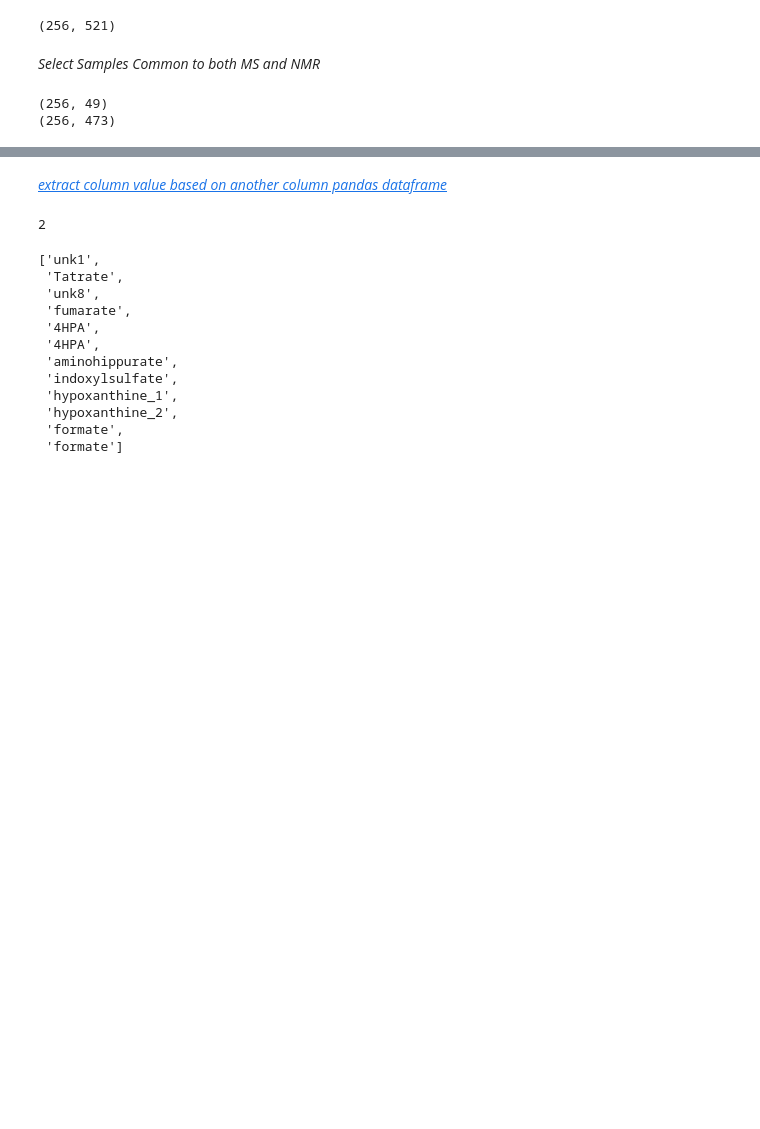
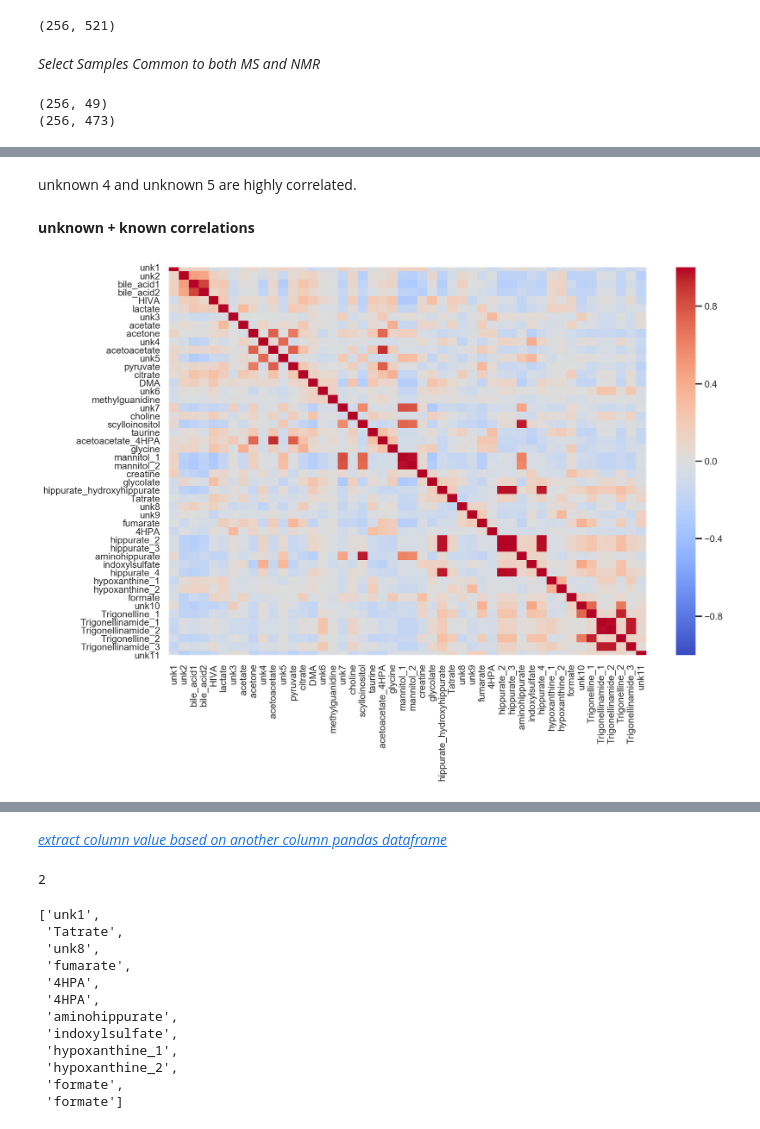
Before and after one commit to artedison/RCC_MLprediction, a Jupyter notebook: 4. NMR_Assisted_MS_Identification.ipynb, the cells around one changed output, grey strips where cells are left out. Cells and saved outputs as stored; diff of their text form; code cells hidden in the pictures; blank space fills up the shorter version.

```diff
--- a/4. NMR_Assisted_MS_Identification.ipynb
+++ b/4. NMR_Assisted_MS_Identification.ipynb
@@ -139,0 +168,11 @@ print(final_MS.shape)
+# %% [markdown]
+unknown 4 and unknown 5 are highly correlated.
+# %% [markdown]
+**unknown + known correlations**
+# %%
+plt.figure(figsize= (15, 10))
+dfNMR_corr = dfNMR.drop(['Patient ID'], axis=1).corr()
+sns.heatmap(dfNMR_corr, xticklabels=dfNMR_corr.columns, vmin=-1, vmax=1,
+            yticklabels=dfNMR_corr.columns, cmap='coolwarm', annot=False);
+# %% [output]
+[figure, added]
```
Also changed, not shown: parts of 35 cells of this notebook, 3 other files.
